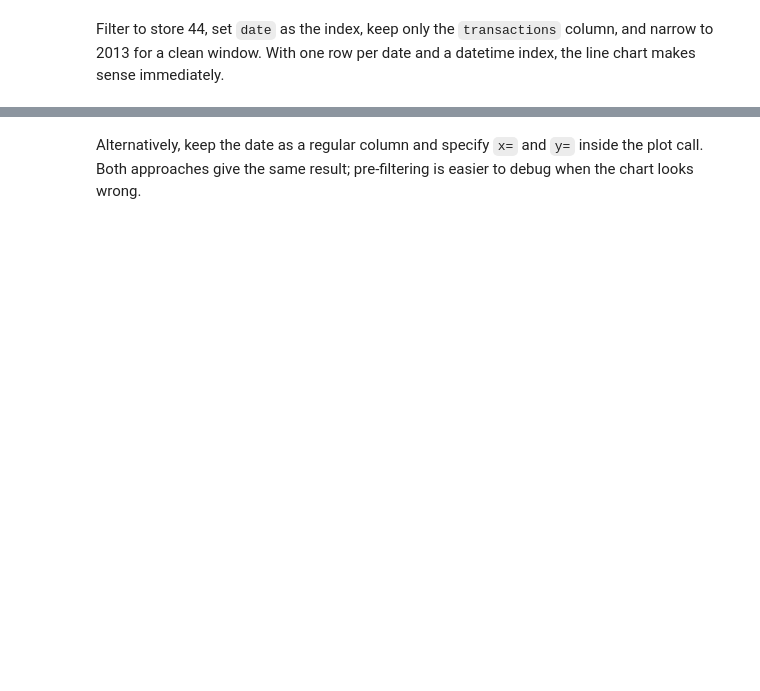
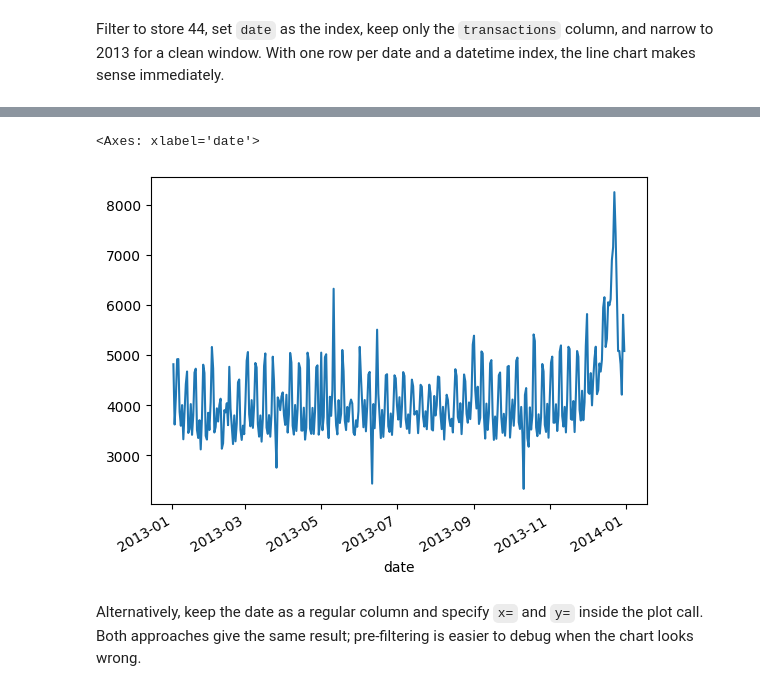
Before and after one commit to Calebchike/NDI-Python-Class, a Jupyter notebook: 12_data_visualisation_with_pandas.ipynb, the cells around one changed output, grey strips where cells are left out. Saved outputs shown, nothing was run; the diff lists cells and outputs as text; code cells hidden in the pictures; blank space fills up the shorter version.

```diff
--- a/12_data_visualisation_with_pandas.ipynb
+++ b/12_data_visualisation_with_pandas.ipynb
@@ -44,5 +44,5 @@ The `parse_dates` argument converts the date column to `datetime64` on read,
 which produces cleaner axis labels and enables time-based filtering with
 `.loc`.
 # %%
-transactions = pd.read_csv("transactions.csv", parse_dates=["date"])
+transactions = pd.read_csv("https://raw.githubusercontent.com/Okwybobby/NDI-Python-Class/refs/heads/main/transactions.csv", parse_dates=["date"])
 transactions.head()
@@ -61,8 +104,2 @@ datetime index, the line chart makes sense immediately.
 # %%
-transactions_44 = (
-    transactions
-    .loc[transactions["store_nbr"] == 44]
-    .set_index("date")["transactions"]
-    .loc["2013"]
-)
-transactions_44.plot();
+transactions["year"] = pd.to_datetime(transactions["date"], format="%d/%m/%Y").dt.year
@@ -69,3 +123,18 @@ transactions_44.plot();
+# %%
+transactions["date"] = pd.to_datetime(transactions["date"], format="%d/%m/%Y")
+
+transactions_44 = (
+    transactions
+    .loc[transactions["store_nbr"] == 44]
+    .set_index("date")
+    ["transactions"]
+    ["2013"]
+)
+
+transactions_44.plot(x = "date", y = "transactions")
+# %% [output]
+<Axes: xlabel='date'>
+[figure, added]
 # %% [markdown]
 Alternatively, keep the date as a regular column and specify `x=` and `y=`
 inside the plot call. Both approaches give the same result; pre-filtering is
```
Also changed, not shown: parts of 35 cells of this notebook.
